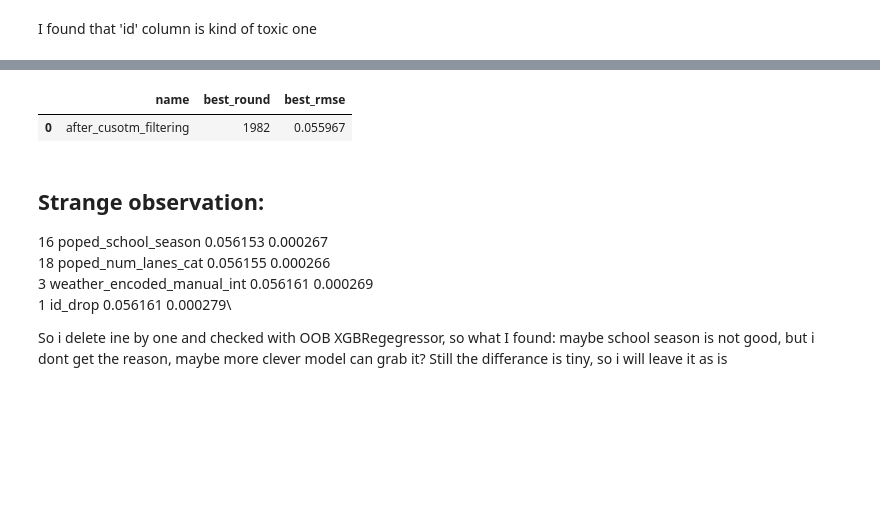
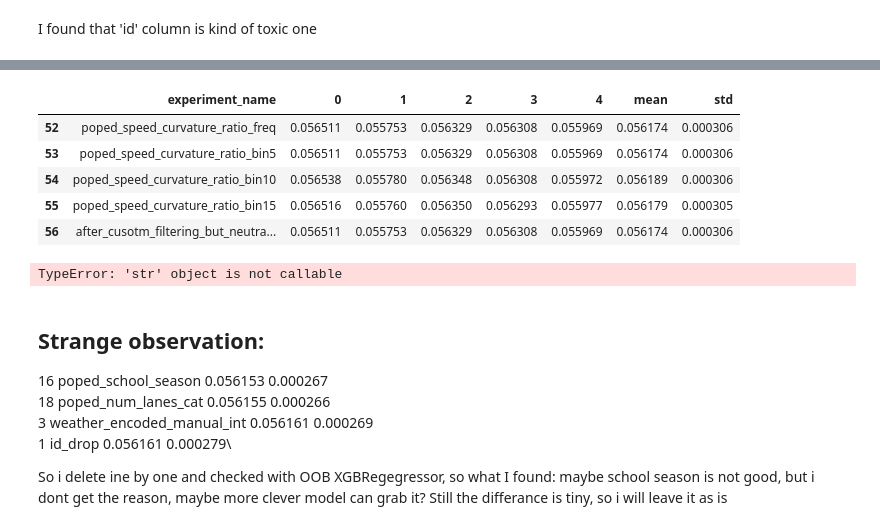
Before and after one commit to antlbn/Kaggle_competition_playground, a Jupyter notebook: road-accidents.ipynb, the cells around one changed output, grey strips where cells are left out. Saved outputs shown, nothing was run; the diff lists cells and outputs as text; code cells hidden in the pictures; blank space fills up the shorter version.

Commit message:
Kaggle Notebook | Road/accidents | Version 6

```diff
--- a/road-accidents.ipynb
+++ b/road-accidents.ipynb
@@ -229,4 +462,6 @@ X['weather'] = X['weather'].astype('category')
+# %%
+X_toxic = X.copy()
+X_toxic.drop(columns=toxic, inplace=True)
 # %%
-Score = get_scored(X,y)
-Scoresy = save_score(Score, Scoresy, 'weather_encoded_manual_int')
-Scoresy.head()
+Score = get_scored(X_toxic,y)
+Scoresy = save_score(Score, Scoresy, 'after_cusotm_filtering_but_neutral included')
@@ -237,11 +470,0 @@ X['lighting'] = X['lighting'].astype(int)
-# %%
-Score = get_scored(X,y)
-Scoresy = save_score(Score, Scoresy, 'lighting_encoded_manual')Scoresy.head()
-
-bool_cats=['road_signs_present','public_road', 'holiday', 'school_season']
-
-X[bool_cats] = X[bool_cats] .astype(int)
-
-Score = get_scored(X,y)
-Scoresy = save_score(Score, Scoresy, 'bool_cats_to_int_exp')
-Scoresy.head(10)
@@ -335,21 +470,0 @@ neutral = []
-# %%
-tol = 2e-6
-
-for f in X.columns:
-    X_reduced = X.copy()
-
-    X_reduced.pop(f)
-    X_reduced.drop(columns=toxic, errors='ignore', inplace=True)
-    Score = get_scored(X_reduced,y)
-
-    mean_score = np.sqrt(-1*Score.mean())
-    best_mean = Scoresy['mean'].min() if not Scoresy.empty else np.inf
-
-    if mean_score < best_mean:
-        toxic.append(f)
-        print(f'{f} to toxic')
-    elif abs(mean_score - best_mean) <= tol:
-        toxic.append(f)
-        neutral.append(f)
-        print(f'{f} to neutral')
-    Scoresy = save_score(Score, Scoresy, f'poped_{f}')
@@ -547,11 +503,0 @@ NameError: name 'add_row' is not defined
-# %%
-Scoresy_m2 = add_row(
-    Scoresy_m2,
-    name='after_cusotm_filtering',
-    best_round=best_round,
-    best_rmse=best_rmse
-)
-Scoresy_m2
-# %% [output]
-|  | name | best_round | best_rmse |
-| 0 | after_cusotm_filtering | 1982 | 0.055967 |
@@ -560,5 +504,18 @@ Scoresy_m2
+# %%
+Scoresy.tail()
+# %% [output]
+|  | experiment_name | 0 | 1 | 2 | 3 | 4 | mean | std |
+| 52 | poped_speed_curvature_ratio_freq | 0.056511 | 0.055753 | 0.056329 | 0.056308 | 0.055969 | 0.056174 | 0.000306 |
+| 53 | poped_speed_curvature_ratio_bin5 | 0.056511 | 0.055753 | 0.056329 | 0.056308 | 0.055969 | 0.056174 | 0.000306 |
+| 54 | poped_speed_curvature_ratio_bin10 | 0.056538 | 0.055780 | 0.056348 | 0.056308 | 0.055972 | 0.056189 | 0.000306 |
+| 55 | poped_speed_curvature_ratio_bin15 | 0.056516 | 0.055760 | 0.056350 | 0.056293 | 0.055977 | 0.056179 | 0.000305 |
+| 56 | after_cusotm_filtering_but_neutra... | 0.056511 | 0.055753 | 0.056329 | 0.056308 | 0.055969 | 0.056174 | 0.000306 |
 # %%
 # Scoresy.head(20).sort_values(by='mean')
+# %%
+Scoresy.style.pipe('make_pretty')
+# %% [output]
+TypeError: 'str' object is not callable
 # %% [markdown]
 ## Strange observation:
 16	poped_school_season	            0.056153	0.000267\
```
Also changed, not shown: parts of 158 cells of this notebook.
